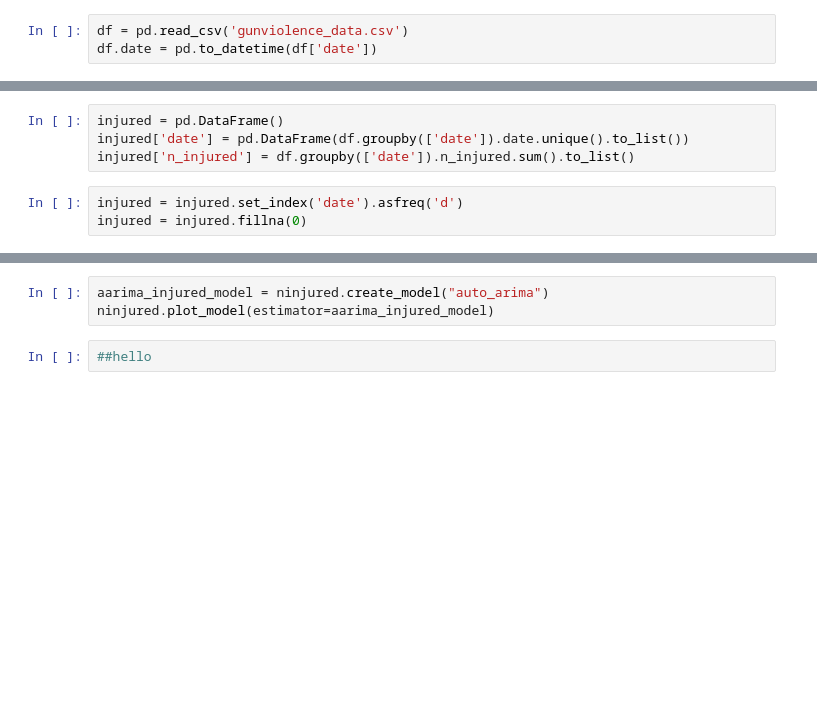
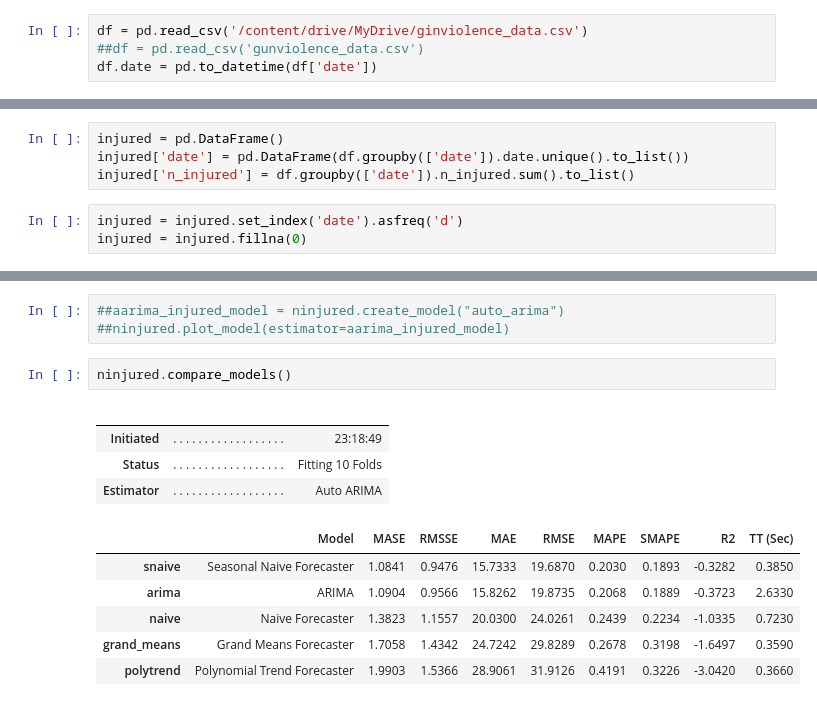
Before and after one commit to shihwesley/CMPE256-Projet, a Jupyter notebook: gv_injured.ipynb, the cells around one changed output, grey strips where cells are left out. Cells and saved outputs as stored; diff of their text form; blank space fills up the shorter version.

Commit message:
pushing updated injured notebook

```diff
--- a/gv_injured.ipynb
+++ b/gv_injured.ipynb
@@ -9,5 +32,6 @@ from pycaret.time_series import TSForecastingExperiment
 # %%
-df = pd.read_csv('gunviolence_data.csv')
+df = pd.read_csv('/content/drive/MyDrive/ginviolence_data.csv')
+##df = pd.read_csv('gunviolence_data.csv')
 df.date = pd.to_datetime(df['date'])
 # %%
 fh = 30
@@ -38,5 +80,17 @@ ninjured = ninjured.setup(data=injured, target=target, fh=fh, fold = fold, fig_k
 # %%
-aarima_injured_model = ninjured.create_model("auto_arima")
-ninjured.plot_model(estimator=aarima_injured_model)
+##aarima_injured_model = ninjured.create_model("auto_arima")
+##ninjured.plot_model(estimator=aarima_injured_model)
-# %%
-##hello
+# %%
+ninjured.compare_models()
+# %% [output]
+|  |  |  |
+|  |  |  |
+| Initiated | . . . . . . . . . . . . . . . . . . | 23:18:49 |
+| Status | . . . . . . . . . . . . . . . . . . | Fitting 10 Folds |
+| Estimator | . . . . . . . . . . . . . . . . . . | Auto ARIMA |
+|  | Model | MASE | RMSSE | MAE | RMSE | MAPE | SMAPE | R2 | TT (Sec) |
+| snaive | Seasonal Naive Forecaster | 1.0841 | 0.9476 | 15.7333 | 19.6870 | 0.2030 | 0.1893 | -0.3282 | 0.3850 |
+| arima | ARIMA | 1.0904 | 0.9566 | 15.8262 | 19.8735 | 0.2068 | 0.1889 | -0.3723 | 2.6330 |
+| naive | Naive Forecaster | 1.3823 | 1.1557 | 20.0300 | 24.0261 | 0.2439 | 0.2234 | -1.0335 | 0.7230 |
+| grand_means | Grand Means Forecaster | 1.7058 | 1.4342 | 24.7242 | 29.8289 | 0.2678 | 0.3198 | -1.6497 | 0.3590 |
+| polytrend | Polynomial Trend Forecaster | 1.9903 | 1.5366 | 28.9061 | 31.9126 | 0.4191 | 0.3226 | -3.0420 | 0.3660 |
```
Also changed, not shown: parts of 3 cells of this notebook, 3 other files.
